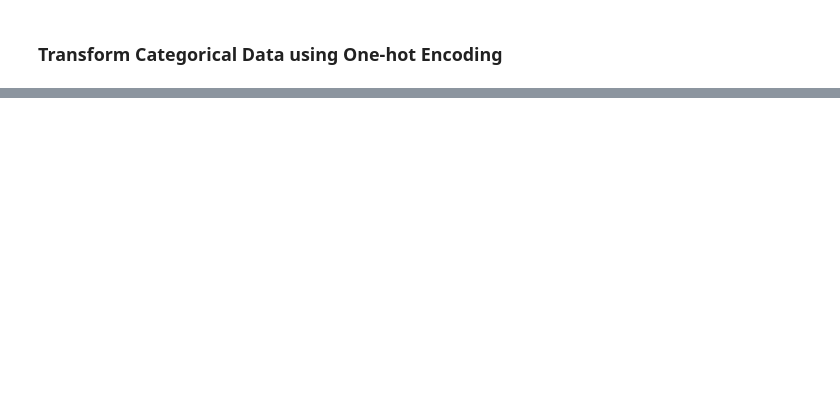
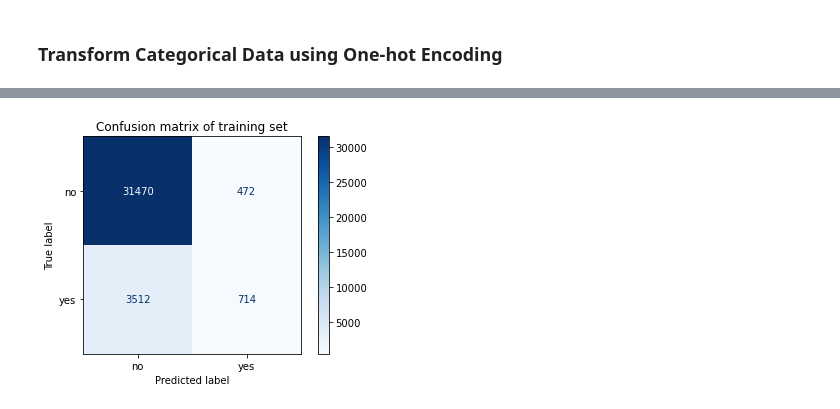
Before and after one commit to AthimetA/FRA503_HW_ML, a Jupyter notebook: HW1-ML.ipynb, the cells around one changed output, grey strips where cells are left out. Drawn from its saved outputs; the diff is of its cells as text; code cells hidden in the pictures; blank space fills up the shorter version.

```diff
--- a/HW1-ML.ipynb
+++ b/HW1-ML.ipynb
@@ -126,4 +202,4 @@ checkCorrFF(df_new)
 # %%
-df_new = pd.concat([df_new, y], axis=1)
+df = pd.concat([df_new, y], axis=1)
 # df_new
 # checkCorrFT(df_new.iloc[:,lambda x: [0,1,2,-1]], 'y')
@@ -152,3 +214,3 @@ Name: campaign, dtype: float64
 # %%
-df['campaign']=np.log(df['campaign'])
-diagnostic_plots(df,'campaign')
+# df['campaign'].describe()
+# diagnostic_plots(df,'campaign')
@@ -167,6 +225,6 @@ len(df['campaign']) - len(outlier)
 # %%
-df = df.drop(outlier.index)
-# df = df.drop(df[df['campaign'] > upper_lim].index)
-# df = df.drop(df[df['campaign'] < lower_lim].index)
-# df['campaign'] = df['campaign'][~(df['campaign'] > upper_lim) | (df['campaign'] < lower_lim)].astype(int)
-df['y'].value_counts()
+# df = df.drop(outlier.index)
+# # df = df.drop(df[df['campaign'] > upper_lim].index)
+# # df = df.drop(df[df['campaign'] < lower_lim].index)
+# # df['campaign'] = df['campaign'][~(df['campaign'] > upper_lim) | (df['campaign'] < lower_lim)].astype(int)
+# df['y'].value_counts()
@@ -193,7 +241,7 @@ sns.catplot(x= 'y',y='campaign', data=df) # plot relationship between data
 from sklearn.linear_model import LogisticRegression
 from sklearn.model_selection import train_test_split
 
-x = df.iloc[:,12:13]
+x = df.iloc[:,:-1]
 y = df.iloc[:,-1]
 
 x_train,x_test,y_train,y_test = train_test_split(x,y,test_size = 0.2,random_state = 0)
@@ -201,5 +249,5 @@ x_train,x_test,y_train,y_test = train_test_split(x,y,test_size = 0.2,random_stat
 clf = LogisticRegression()
 clf.fit(x_train,y_train)
 y_pred = clf.predict(x_train)
-print("model score: %.3f" % clf.score(x_test, y_test))
+print("model score: %.8f" % clf.score(x_test, y_test))
 # %% [output]
@@ -206,0 +278,12 @@ ValueError: at least one array or dtype is required
+# %%
+# Plot confusion matrix of training set
+from sklearn.metrics import plot_confusion_matrix
+plot_confusion_matrix(clf,
+                      x_train,
+                      y_train,
+                      display_labels=list(set(y_test)),
+                      cmap=plt.cm.Blues)
+plt.title('Confusion matrix of training set')
+plt.show()
+# %% [output]
+[figure, added]
```
Also changed, not shown: parts of 25 cells of this notebook.
